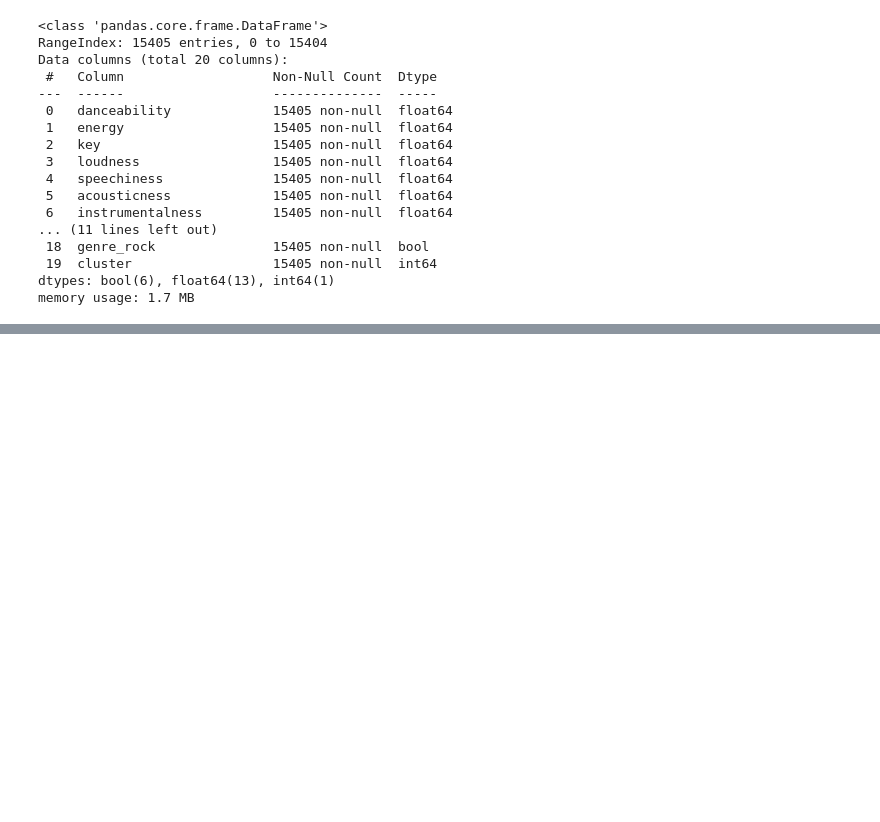
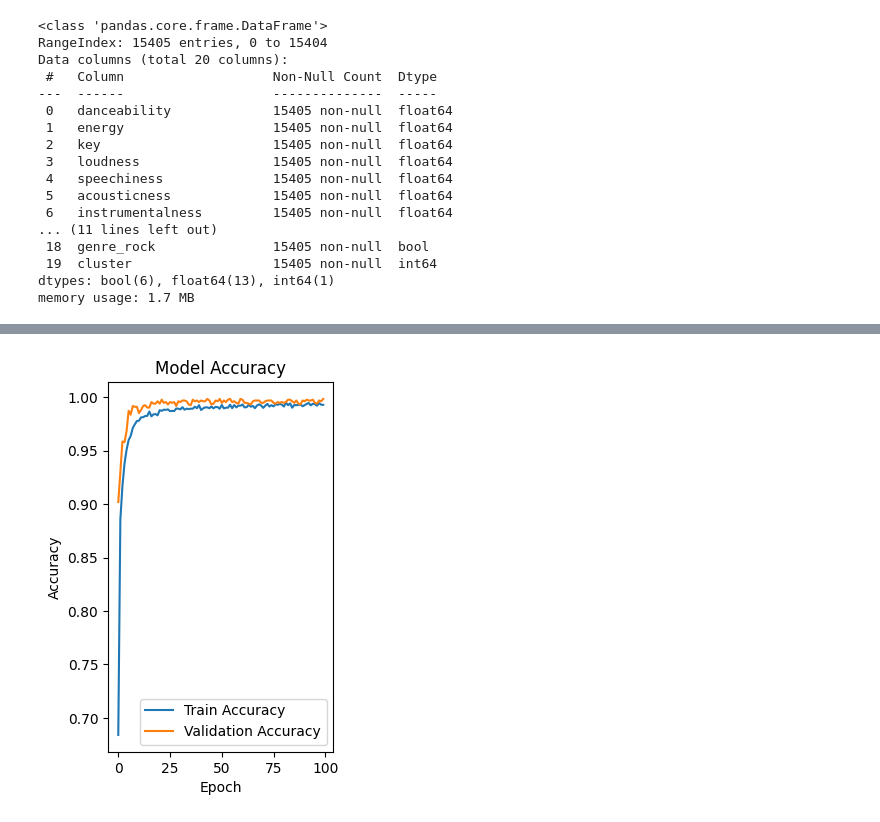
Before and after one commit to LPELCRACK896/DL_proyecto_final, a Jupyter notebook: cluster_prediction.ipynb, the cells around one changed output, grey strips where cells are left out. Cells and saved outputs as stored; diff of their text form; code cells hidden in the pictures; blank space fills up the shorter version.

```diff
--- a/cluster_prediction.ipynb
+++ b/cluster_prediction.ipynb
@@ -142 +124,13 @@ model.compile(loss='sparse_categorical_crossentropy', optimizer='adam', metrics=
+# %%
+plt.subplot(1, 2, 2)
+plt.plot(history.history['accuracy'], label='Train Accuracy')
+plt.plot(history.history['val_accuracy'], label='Validation Accuracy')
+plt.title('Model Accuracy')
+plt.ylabel('Accuracy')
+plt.xlabel('Epoch')
+plt.legend()
+
+plt.show()
+# %% [output]
+[figure, added]
 # %%
```
Also changed, not shown: parts of 12 cells of this notebook, 6 other files.
